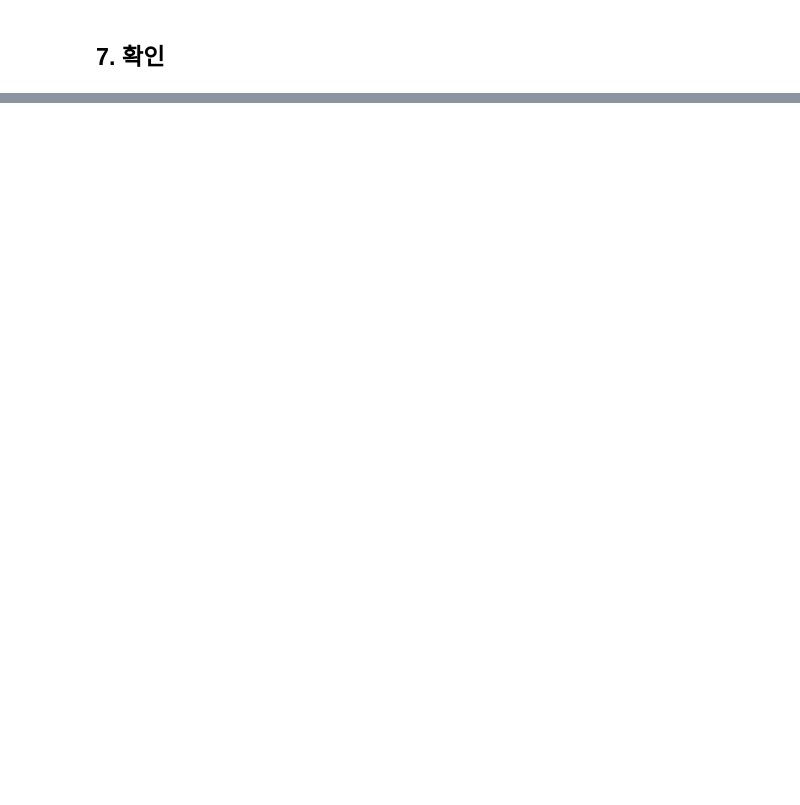
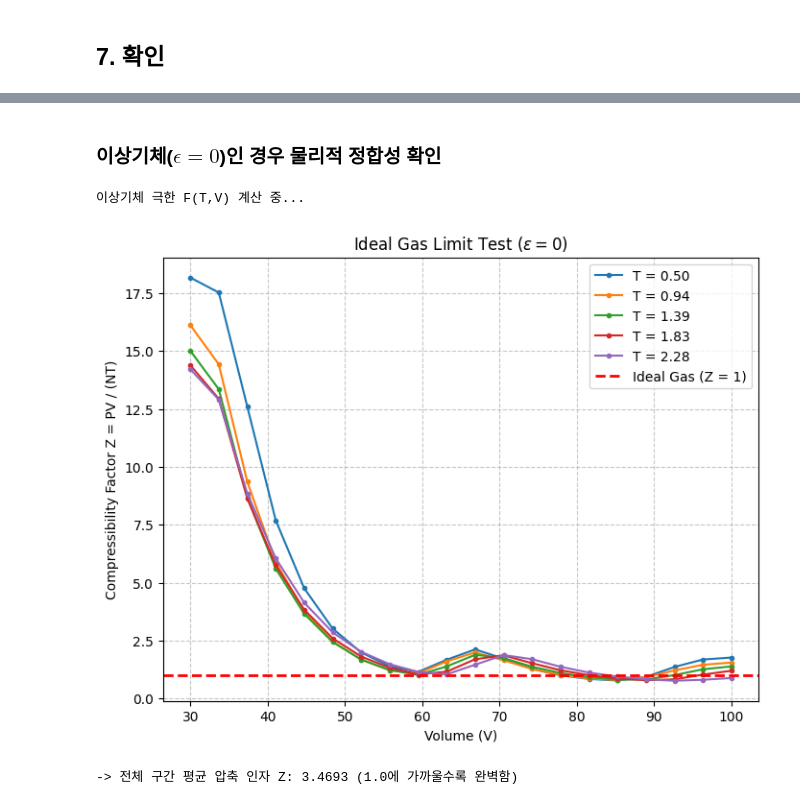
Before and after one commit to eunjae333666/ML-physics-final, a Jupyter notebook: Untitled0.ipynb, the cells around one changed output, grey strips where cells are left out. Saved outputs shown, nothing was run; the diff lists cells and outputs as text; code cells hidden in the pictures; blank space fills up the shorter version.

```diff
--- a/Untitled0.ipynb
+++ b/Untitled0.ipynb
@@ -1538,0 +1668,67 @@ epoch  400   loss = 117.827
+# %% [markdown]
+### 이상기체($\epsilon=0$)인 경우 물리적 정합성 확인
+# %%
+import numpy as np
+import matplotlib.pyplot as plt
+
+# --- 설정값 ---
+N_PARTICLES = 32
+KB = 1.0  # 볼츠만 상수
+
+# 평가할 T, V 구간 설정 (희박 기체 영역)
+t_vals = np.linspace(T_MIN,T_MAX, 10)
+v_vals = np.linspace(V_MIN, V_MAX, 20)
+dV = v_vals[1] - v_vals[0]
+
+# 🚨 1. 이상기체 모드로 전환 (LJ 포텐셜 인력/척력 끄기)
+original_epsilon = estimator.gnn_model.epsilon
+estimator.gnn_model.epsilon = 0.0
+
+F_grid_ideal = []
+
+print("이상기체 극한 F(T,V) 계산 중...")
+
+# 🚨 2. 질문자님의 완벽한 헬퍼 함수 활용!
+for t in t_vals:
+    row = []
+    for v in v_vals:
+        row.append(float(final_f_manifold(t, v)))
+    F_grid_ideal.append(row)
+
+F_grid_ideal = np.array(F_grid_ideal)
+
+# 🚨 3. 원래 엡실론으로 복구 (테스트 끝)
+estimator.gnn_model.epsilon = original_epsilon
+
+# P = -(dF/dV)_T 수치 미분
+P_grid_ideal = -np.gradient(F_grid_ideal, dV, axis=1)
+
+# Z = PV / (N k_B T) 계산
+Z_grid = np.zeros_like(P_grid_ideal)
+for i, t in enumerate(t_vals):
+    for j, v in enumerate(v_vals):
+        Z_grid[i, j] = (P_grid_ideal[i, j] * v) / (N_PARTICLES * KB * t)
+
+# --- 시각화 ---
+plt.figure(figsize=(8, 6))
+
+for i in range(0, len(t_vals), 2):
+    plt.plot(v_vals, Z_grid[i, :], marker='.', label=f'T = {float(t_vals[i]):.2f}')
+
+# 이상기체 기준선 (Z = 1)
+plt.axhline(1.0, color='red', linestyle='--', linewidth=2, label='Ideal Gas (Z = 1)')
+
+plt.xlabel("Volume (V)")
+plt.ylabel("Compressibility Factor Z = PV / (NT)")
+plt.title("Ideal Gas Limit Test ($\\epsilon = 0$)")
+plt.legend()
+plt.grid(True, linestyle='--', alpha=0.7)
+plt.show()
+
+# 평균 Z 값 출력
+mean_z = np.mean(Z_grid)
+print(f"-> 전체 구간 평균 압축 인자 Z: {mean_z:.4f} (1.0에 가까울수록 완벽함)")
+# %% [output]
+이상기체 극한 F(T,V) 계산 중...
+[figure, added]
+-> 전체 구간 평균 압축 인자 Z: 3.4693 (1.0에 가까울수록 완벽함)
```
Also changed, not shown: parts of 37 cells of this notebook.
